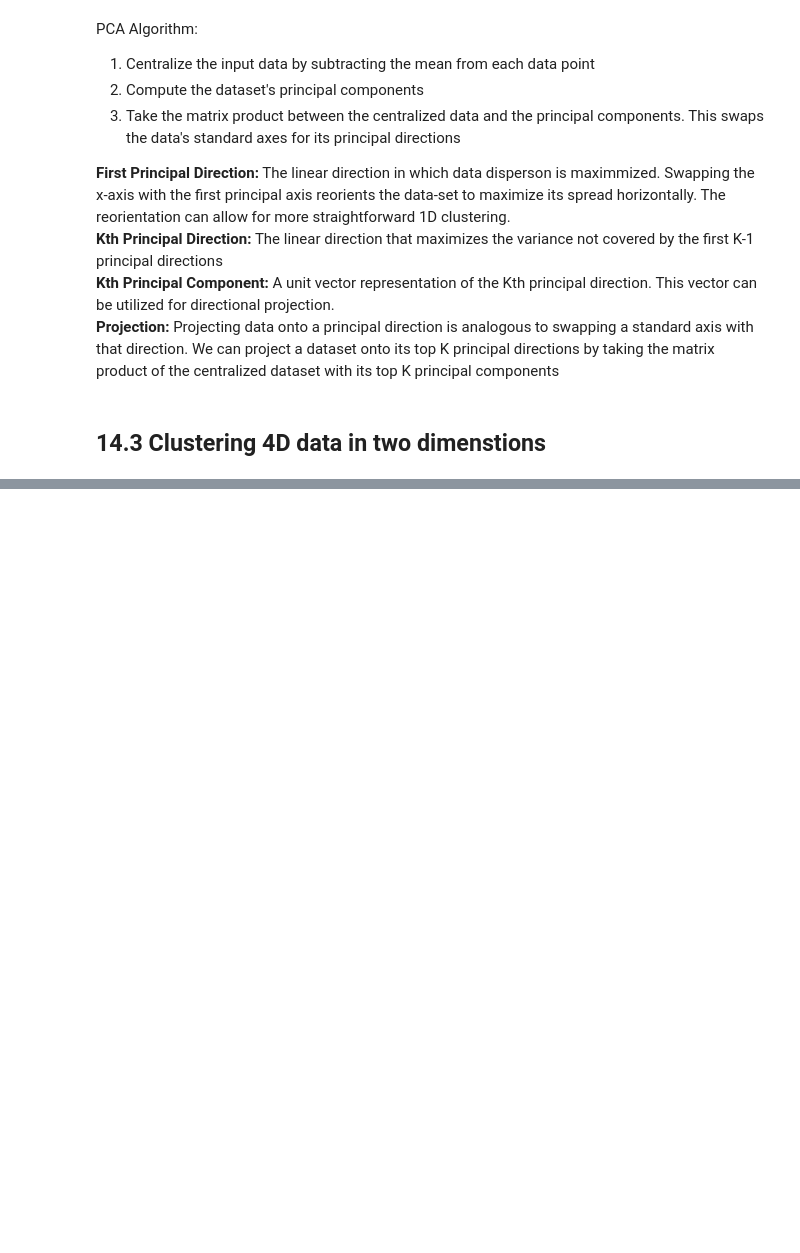
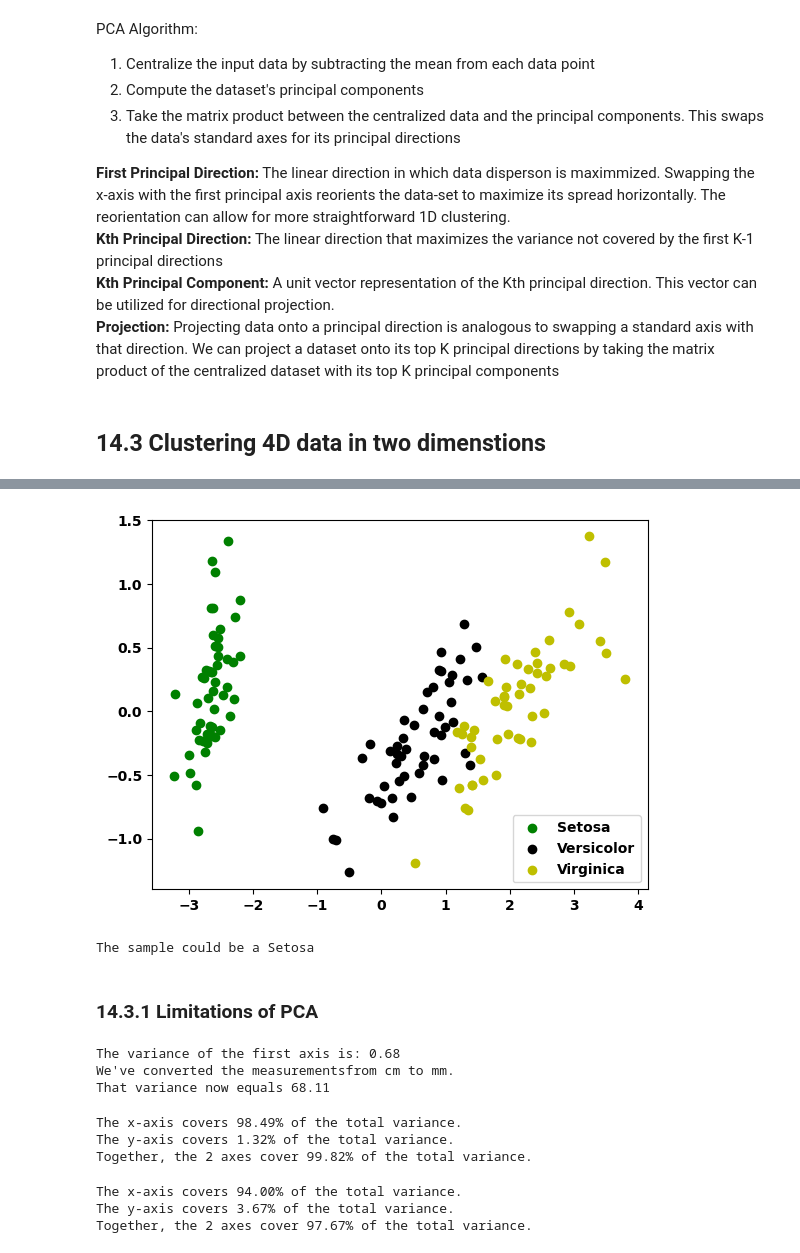
Before and after one commit to IanSinColorado/DataScienceBootcamp, a Jupyter notebook: Chapter14.ipynb, the cells around one changed output, grey strips where cells are left out. Cells and saved outputs as stored; diff of their text form; code cells hidden in the pictures; blank space fills up the shorter version.

```diff
--- a/Chapter14.ipynb
+++ b/Chapter14.ipynb
@@ -295,0 +342,61 @@ PCA Algorithm:
+# %%
+# Coloring plotted data by flower species
+def visualize_flower_data(dim_reduced_data):
+    species_names = flower_data['target_names']
+    for i, species in enumerate(species_names):
+        species_data = np.array([dim_reduced_data[j] for j in range(dim_reduced_data.shape[0]) if flower_data['target'][j] == i]).T
+        plt.scatter(species_data[0], species_data[1], label=species.title(), color=['g', 'k', 'y'][i])
+
+    plt.legend()
+    plt.show()
+
+visualize_flower_data(transformed_data_2D)
+# %% [output]
+[figure, added]
+# %%
+# Defining a Setosa detector based on dimensionally reduced data
+def detect_setosa(flower_sample):
+    centered_sample = flower_sample - pca_object_2D.mean_
+    projection = pca_object_2D.components_[0] @ centered_sample
+    if projection < -2:
+        print("The sample could be a Setosa")
+    else:
+        print("The sample is not a Setosa")
+
+new_flower_sample = np.array([4.8, 3.7, 1.2, 0.24])
+detect_setosa(new_flower_sample)
+# %% [output]
+The sample could be a Setosa
+# %% [markdown]
+### 14.3.1 Limitations of PCA
+# %%
+# Measuring the effect of unit change on axis variance
+first_axis_var = flower_measurements[:,0].var()
+print(f"The variance of the first axis is: {first_axis_var:.2f}")
+
+flower_measurements[:,0] *= 10
+first_axis_var = flower_measurements[:,0].var()
+print(f"We've converted the measurementsfrom cm to mm.\nThat variance now equals {first_axis_var:.2f}")
+# %% [output]
+The variance of the first axis is: 0.68
+We've converted the measurementsfrom cm to mm.
+That variance now equals 68.11
+# %%
+# Measuring the effect of unit change on PCA
+pca_object_2D.fit_transform(flower_measurements)
+print_2D_variance_coverage(pca_object_2D)
+# %% [output]
+The x-axis covers 98.49% of the total variance.
+The y-axis covers 1.32% of the total variance.
+Together, the 2 axes cover 99.82% of the total variance.
+# %%
+# Normalizing data to eliminate measurement-unit differences
+for i in range(flower_measurements.shape[1]):
+    flower_measurements[:,i] /= norm(flower_measurements[:,i])
+
+transformed_data_2D = pca_object_2D.fit_transform(flower_measurements)
+print_2D_variance_coverage(pca_object_2D)
+# %% [output]
+The x-axis covers 94.00% of the total variance.
+The y-axis covers 3.67% of the total variance.
+Together, the 2 axes cover 97.67% of the total variance.
```
Also changed, not shown: parts of 38 cells of this notebook.
